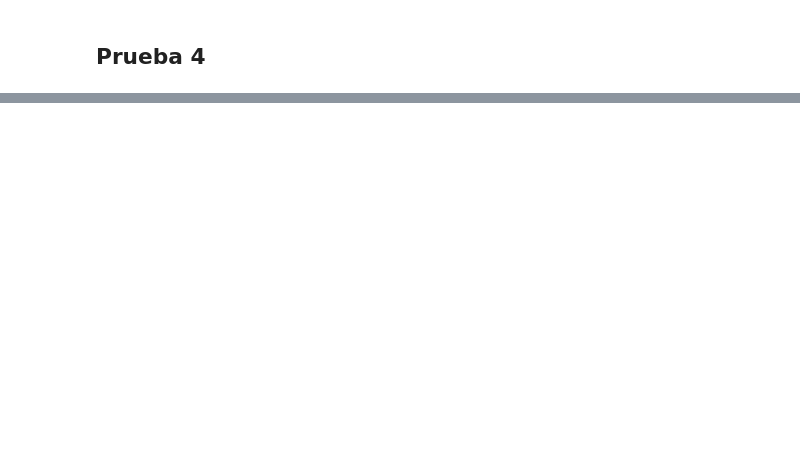
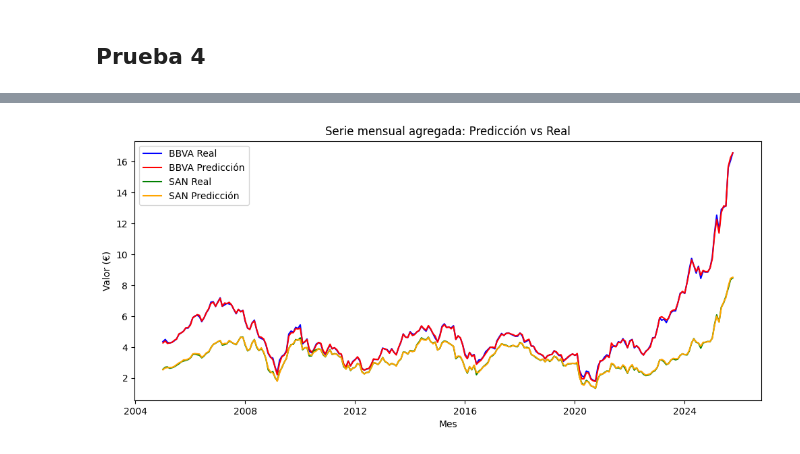
Before and after one commit to alejandromtnz/RNN-Prediccion_acciones, a Jupyter notebook: notebooks/RNN/fase7.ipynb, the cells around one changed output, grey strips where cells are left out. Cells and saved outputs as stored; diff of their text form; code cells hidden in the pictures; blank space fills up the shorter version.

```diff
--- a/notebooks/RNN/fase7.ipynb
+++ b/notebooks/RNN/fase7.ipynb
@@ -961,0 +1774,19 @@ LSTM_units128_drop0.2_bs32 - Best val_loss: 0.136722 en epoch 77
+# %%
+# ------------------------------
+# Serie mensual agregada
+# ------------------------------
+df_monthly_bbva = df_val_bbva.groupby('month').mean()
+df_monthly_san  = df_val_san.groupby('month').mean()
+
+plt.figure(figsize=(12,5))
+plt.plot(df_monthly_bbva.index.to_timestamp(), df_monthly_bbva['y_real'], label='BBVA Real', color='blue')
+plt.plot(df_monthly_bbva.index.to_timestamp(), df_monthly_bbva['y_pred'], label='BBVA Predicción', color='red')
+plt.plot(df_monthly_san.index.to_timestamp(), df_monthly_san['y_real'], label='SAN Real', color='green')
+plt.plot(df_monthly_san.index.to_timestamp(), df_monthly_san['y_pred'], label='SAN Predicción', color='orange')
+plt.title('Serie mensual agregada: Predicción vs Real')
+plt.xlabel('Mes')
+plt.ylabel('Valor (€)')
+plt.legend()
+plt.show()
+# %% [output]
+[figure, added]
```
Also changed, not shown: parts of 49 cells of this notebook, 3 other files.
